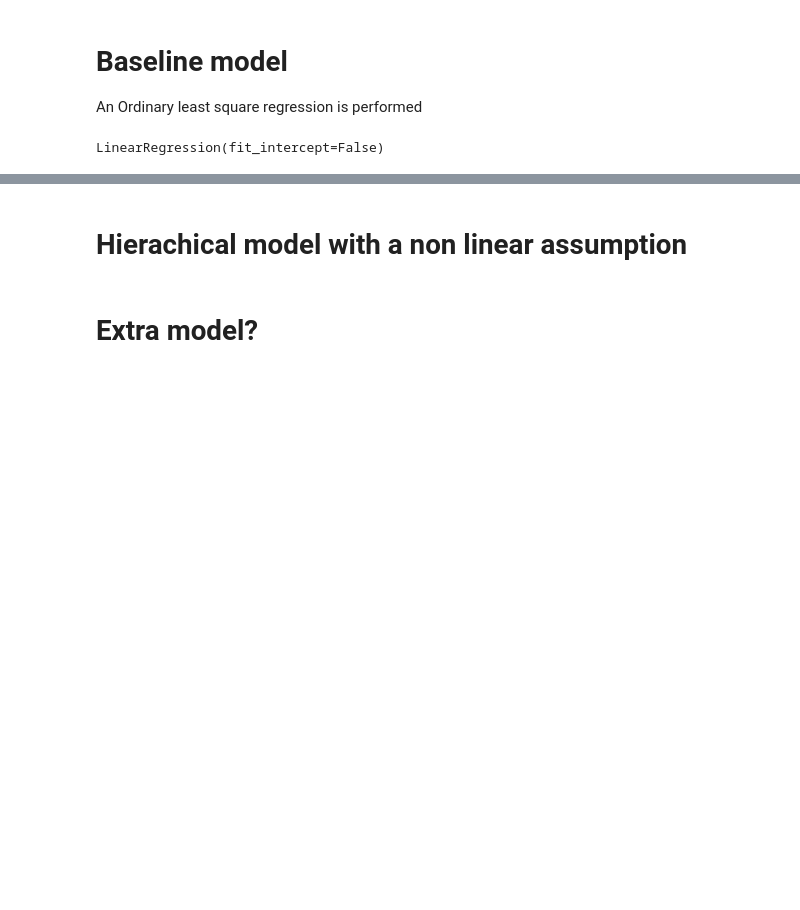
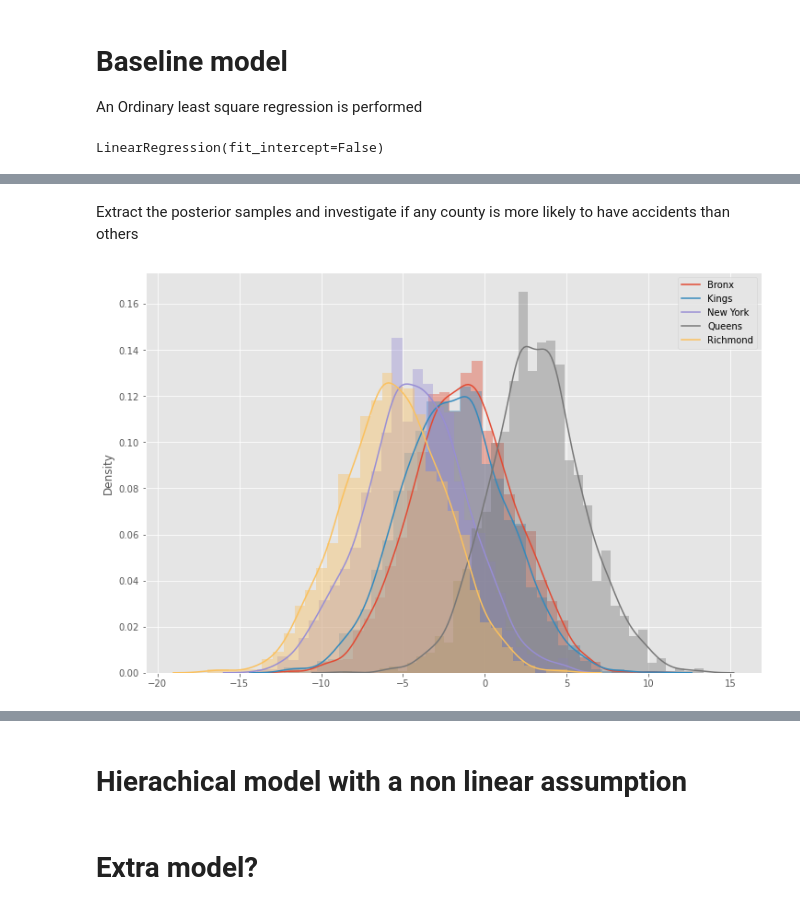
Before and after one commit to KatinkaKlepsch/model_based_ML, a Jupyter notebook: Modelling_notebook.ipynb, the cells around one changed output, grey strips where cells are left out. Cells and saved outputs as stored; diff of their text form; code cells hidden in the pictures; blank space fills up the shorter version.

```diff
--- a/Modelling_notebook.ipynb
+++ b/Modelling_notebook.ipynb
@@ -167,0 +301,25 @@ Baseline MSE: 67.51996465192855
+# %%
+%%time
+
+# Define guide function
+guide = AutoDiagonalNormal(hierarchical_model)
+
+# Reset parameter values
+pyro.clear_param_store()
+
+# Define the number of optimization steps
+n_steps = 12000
+
+# Setup the optimizer
+adam_params = {"lr": 0.005}
+optimizer = ClippedAdam(adam_params)
+
+# Setup the inference algorithm
+elbo = Trace_ELBO(num_particles=3)
+svi = SVI(hierarchical_model, guide, optimizer, loss=elbo)
+
+# Do gradient steps
+for step in range(n_steps):
+    elbo = svi.step(X_train, ind_train-1, n_cat, n_ind, cat_train)
+    if step % 500 == 0:
+        print("[%d] ELBO: %.1f" % (step, elbo))
@@ -167,0 +344,23 @@ Baseline MSE: 67.51996465192855
+# %% [markdown]
+Extract the posterior samples and investigate if any county is more likely to have accidents than others
+# %%
+# Extract the posterior samples
+from pyro.infer import Predictive
+
+predictive = Predictive(hierarchical_model, guide=guide, num_samples=2000,
+                        return_sites=("beta", "alpha", "alpha_mu", "alpha_sigma"))
+samples = predictive(X_train, ind_train-1, n_cat, n_ind, cat_train-1)
+# %%
+# plot the posterior distirbution of the parameters
+beta_samples = samples["beta"].detach().numpy()
+alpha_samples = samples["alpha"].detach().numpy()
+alpha_mu_samples = samples["alpha_mu"].detach().numpy()
+alpha_sigma_samples = samples["alpha_sigma"].detach().numpy()
+# %%
+for c in range(n_cat):
+    sns.distplot(alpha_mu_samples[:,0,c])
+plt.legend([cat_string[c] for c in range(n_cat)])
+fig.savefig('output/hierarchical_model_logit.pdf', format="pdf")
+plt.show()
+# %% [output]
+[figure, added]
```
Also changed, not shown: parts of 37 cells of this notebook, 1 other file.
